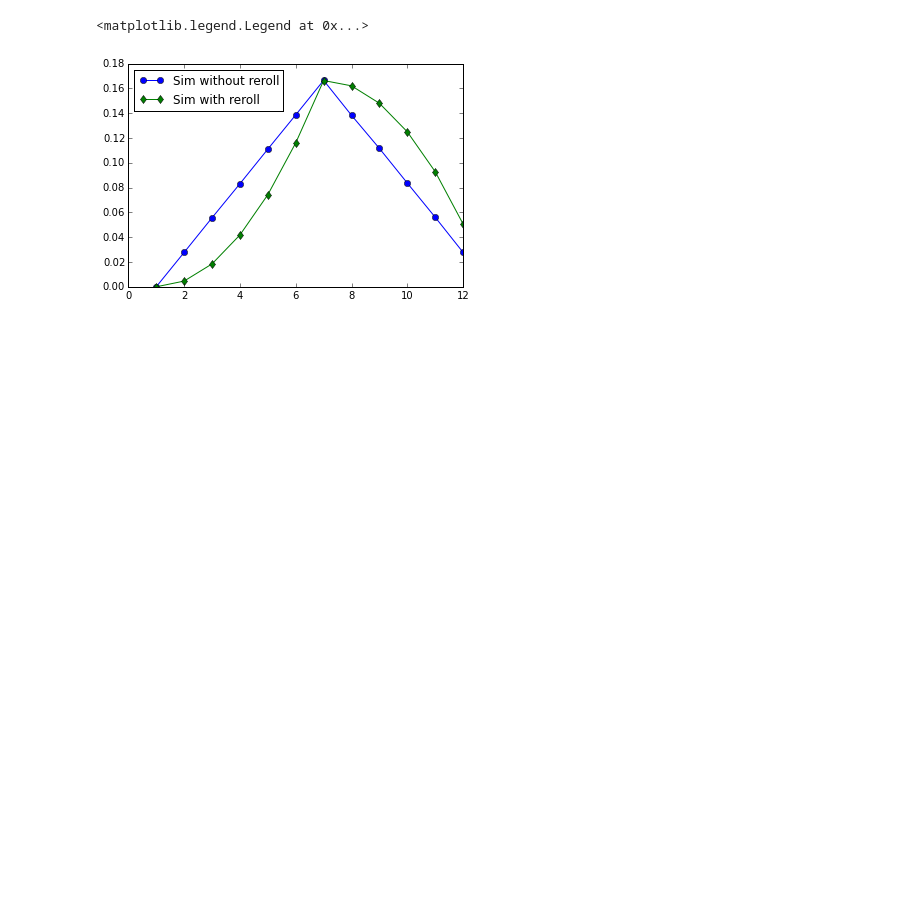
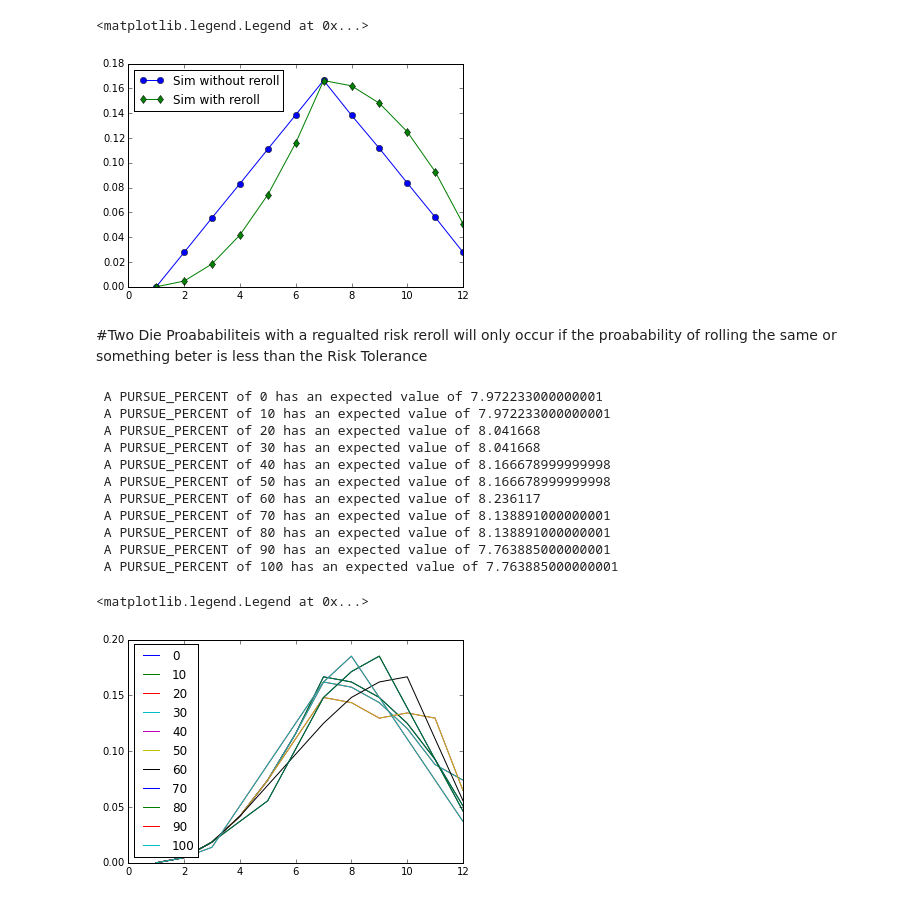
Before and after one commit to sqamara/Dice, a Jupyter notebook: two_die_analysis.ipynb, the cells around one changed output. Saved outputs shown, nothing was run; the diff lists cells and outputs as text; code cells hidden in the pictures; blank space fills up the shorter version.

Commit message:
added pursue percent analysis

```diff
--- a/two_die_analysis.ipynb
+++ b/two_die_analysis.ipynb
@@ -99,3 +99,6 @@ plt.legend(loc='best')
 # %% [output]
 <matplotlib.legend.Legend at 0x...>
 [figure]
+# %% [markdown]
+#Two Die Proababiliteis with a regualted risk
+    reroll will only occur if the proabability of rolling the same or something beter is less than the Risk Tolerance
@@ -101,0 +285,26 @@ plt.legend(loc='best')
+# %%
+def expected_value(probabilities):
+    sum = 0
+    for v,pp in zip(x_axis,probabilities):
+        sum = sum + v * pp
+    return sum
+# %%
+for p in range (0,101, 10):
+    print (" A PURSUE_PERCENT of {} has an expected value of {}".format(p, expected_value(name_to_list["pp_equals_{}".format(p)])))
+    plt.plot(x_axis, name_to_list["pp_equals_{}".format(p)], label='{}'.format(p))
+plt.legend()
+plt.legend(loc='best')
+# %% [output]
+ A PURSUE_PERCENT of 0 has an expected value of 7.972233000000001
+ A PURSUE_PERCENT of 10 has an expected value of 7.972233000000001
+ A PURSUE_PERCENT of 20 has an expected value of 8.041668
+ A PURSUE_PERCENT of 30 has an expected value of 8.041668
+ A PURSUE_PERCENT of 40 has an expected value of 8.166678999999998
+ A PURSUE_PERCENT of 50 has an expected value of 8.166678999999998
+ A PURSUE_PERCENT of 60 has an expected value of 8.236117
+ A PURSUE_PERCENT of 70 has an expected value of 8.138891000000001
+ A PURSUE_PERCENT of 80 has an expected value of 8.138891000000001
+ A PURSUE_PERCENT of 90 has an expected value of 7.763885000000001
+ A PURSUE_PERCENT of 100 has an expected value of 7.763885000000001
+<matplotlib.legend.Legend at 0x...>
+[figure, added]
```
Also changed, not shown: parts of 3 cells of this notebook, 1 other file.
